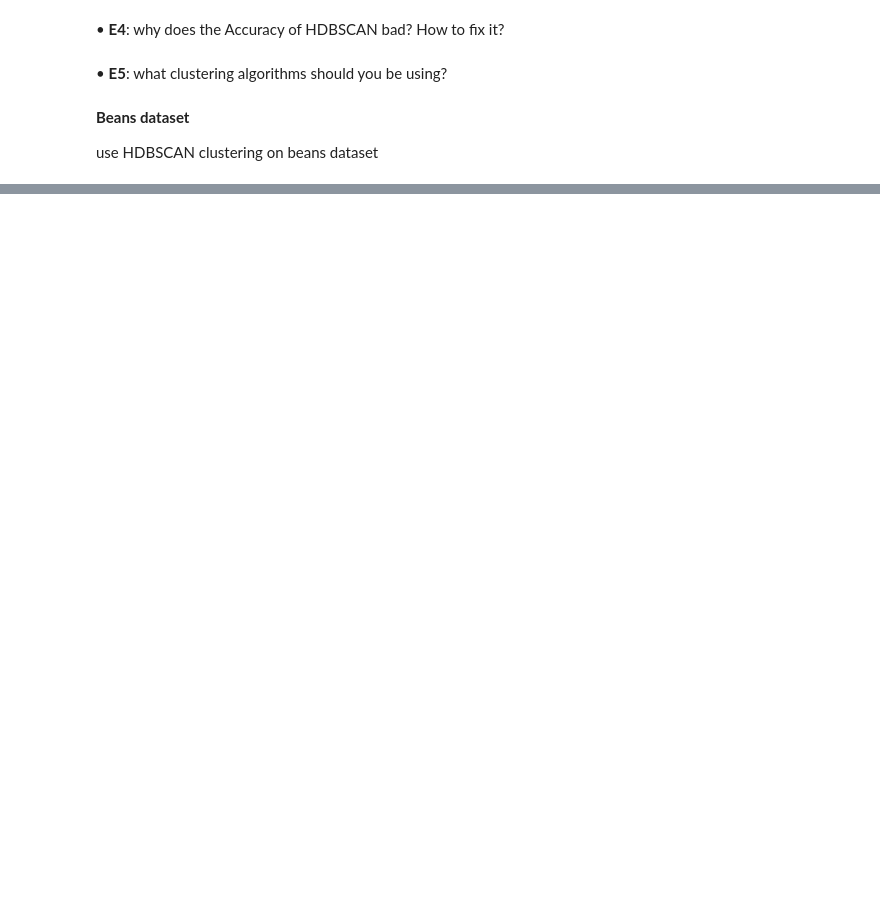
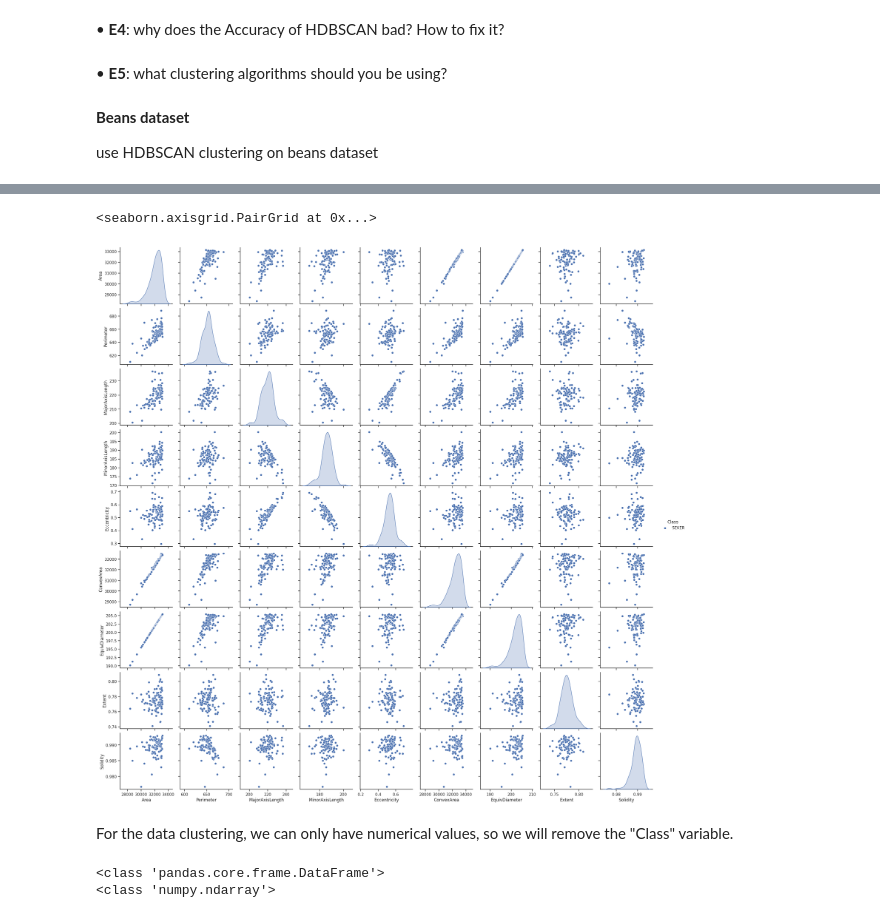
Before and after one commit to jandot/i0p16a, a Jupyter notebook: unsupervised_learning_clustering.ipynb, the cells around one changed output, grey strips where cells are left out. Cells and saved outputs as stored; diff of their text form; code cells hidden in the pictures; blank space fills up the shorter version.

```diff
--- a/unsupervised_learning_clustering.ipynb
+++ b/unsupervised_learning_clustering.ipynb
@@ -515,0 +482,9 @@ use HDBSCAN clustering on beans dataset
+# %%
+df_beans_full = pd.read_csv('http://vda-lab.github.io/assets/Dry_Bean_Dataset.csv')
+
+# Remove the features that are combinations of other features
+df_beans = df_beans_full[['Area','Perimeter','MajorAxisLength','MinorAxisLength','Eccentricity','ConvexArea','EquivDiameter','Extent','Solidity','Class']]
+
+# Take a sample of 500
+# df_beans = df_beans.sample(n=500)
+df_beans
@@ -515,0 +505,14 @@ use HDBSCAN clustering on beans dataset
+# %%
+sns.pairplot(df_beans[:100], hue="Class")
+# %% [output]
+<seaborn.axisgrid.PairGrid at 0x...>
+[figure, added]
+# %% [markdown]
+For the data clustering, we can only have numerical values, so we will remove the "Class" variable.
+# %%
+X = df_beans[['Area','Perimeter','MajorAxisLength','MinorAxisLength','Eccentricity','ConvexArea','EquivDiameter','Extent','Solidity']].values
+print(type(df_beans))
+print(type(X))
+# %% [output]
+<class 'pandas.core.frame.DataFrame'>
+<class 'numpy.ndarray'>
```
Also changed, not shown: parts of 43 cells of this notebook.
